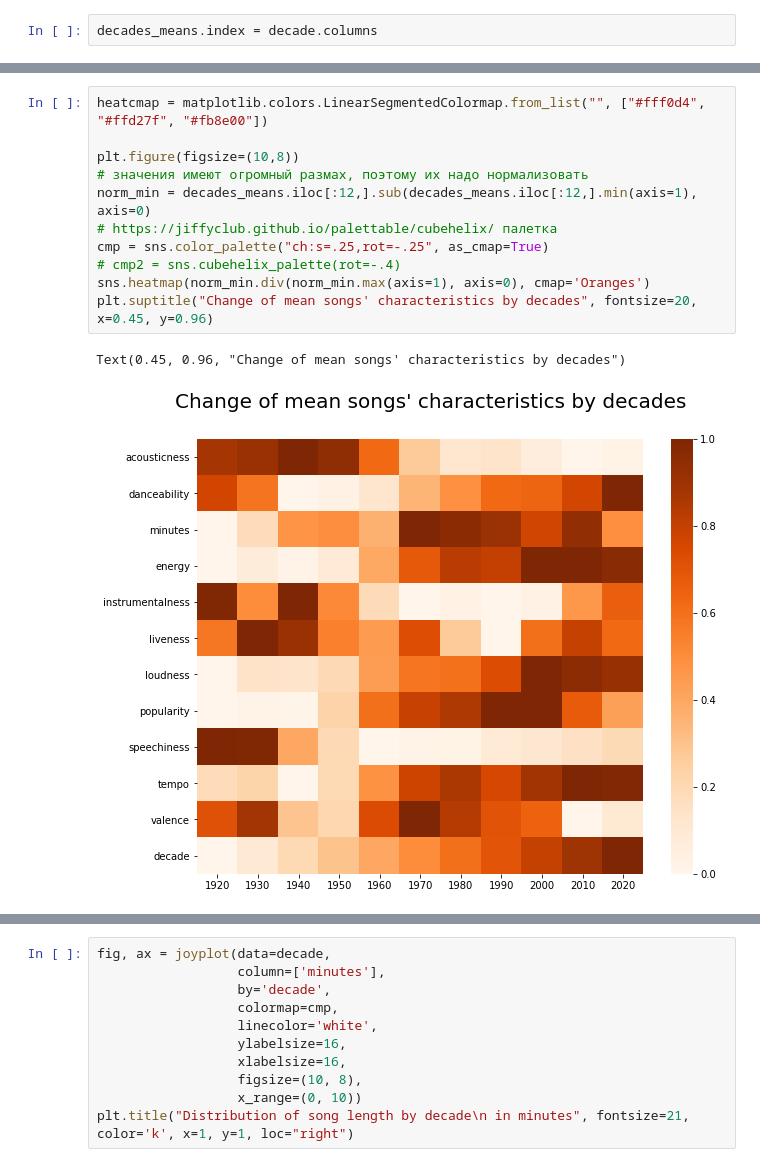
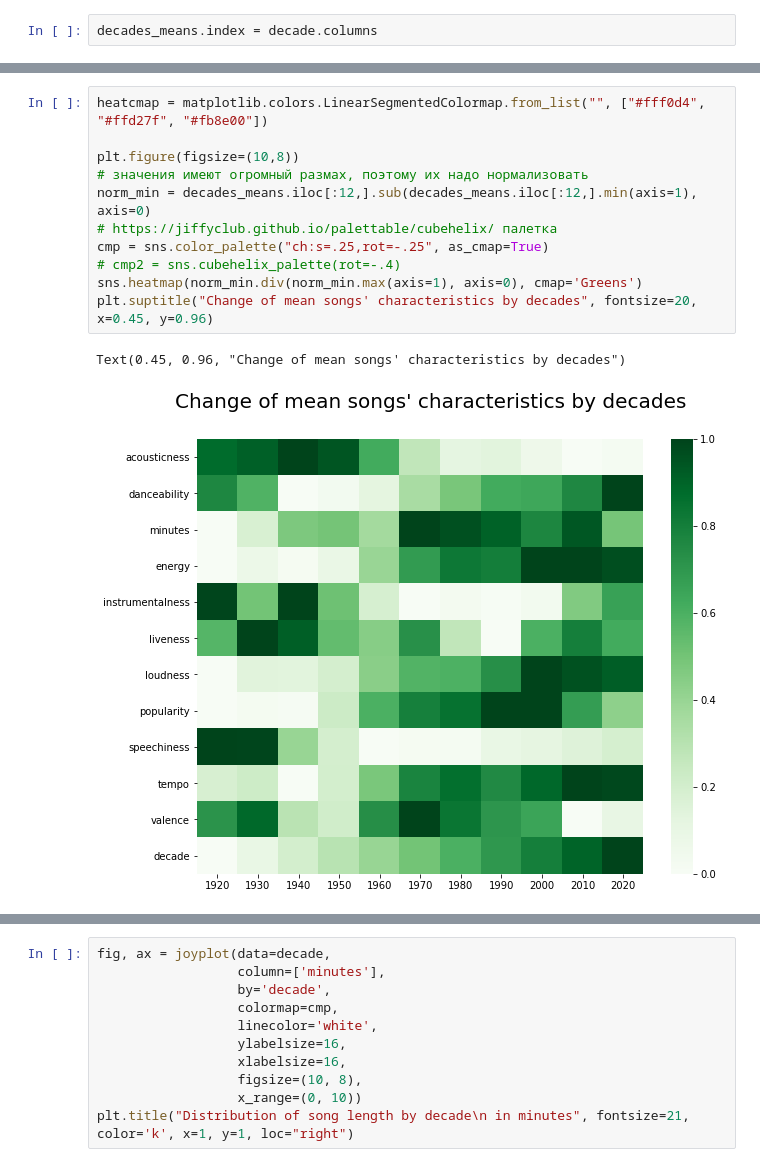
Before and after one commit to Lisstrange/Mini-examples, a Jupyter notebook: Recomendation music on Spotify Dataset.ipynb, the cells around one changed output, grey strips where cells are left out. Saved outputs shown, nothing was run; the diff lists cells and outputs as text.

```diff
--- a/Recomendation music on Spotify Dataset.ipynb
+++ b/Recomendation music on Spotify Dataset.ipynb
@@ -342,17 +350,17 @@ decades_means
 # %%
 heatcmap = matplotlib.colors.LinearSegmentedColormap.from_list("", ["#fff0d4", "#ffd27f", "#fb8e00"])
 
 plt.figure(figsize=(10,8))
 # значения имеют огромный размах, поэтому их надо нормализовать
 norm_min = decades_means.iloc[:12,].sub(decades_means.iloc[:12,].min(axis=1), axis=0)
 # https://jiffyclub.github.io/palettable/cubehelix/ палетка
 cmp = sns.color_palette("ch:s=.25,rot=-.25", as_cmap=True)
 # cmp2 = sns.cubehelix_palette(rot=-.4)
-sns.heatmap(norm_min.div(norm_min.max(axis=1), axis=0), cmap='Oranges')
+sns.heatmap(norm_min.div(norm_min.max(axis=1), axis=0), cmap='Greens')
 plt.suptitle("Change of mean songs' characteristics by decades", fontsize=20, x=0.45, y=0.96)
 # %% [output]
 Text(0.45, 0.96, "Change of mean songs' characteristics by decades")
-[figure, old version]
+[figure, new version]
 # %%
 # feeling cute might delete later
 fig, ax = plt.subplots(11, 1, figsize=(12,20), sharey = True, sharex = True)
```
Also changed, not shown: parts of 9 cells of this notebook.
